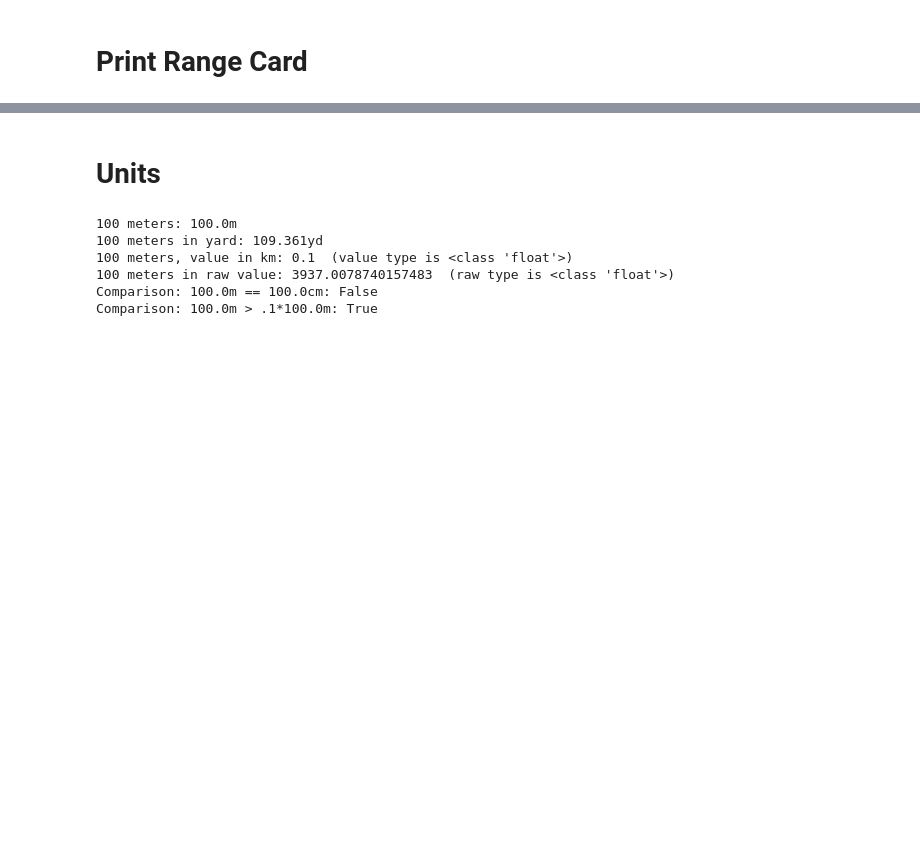
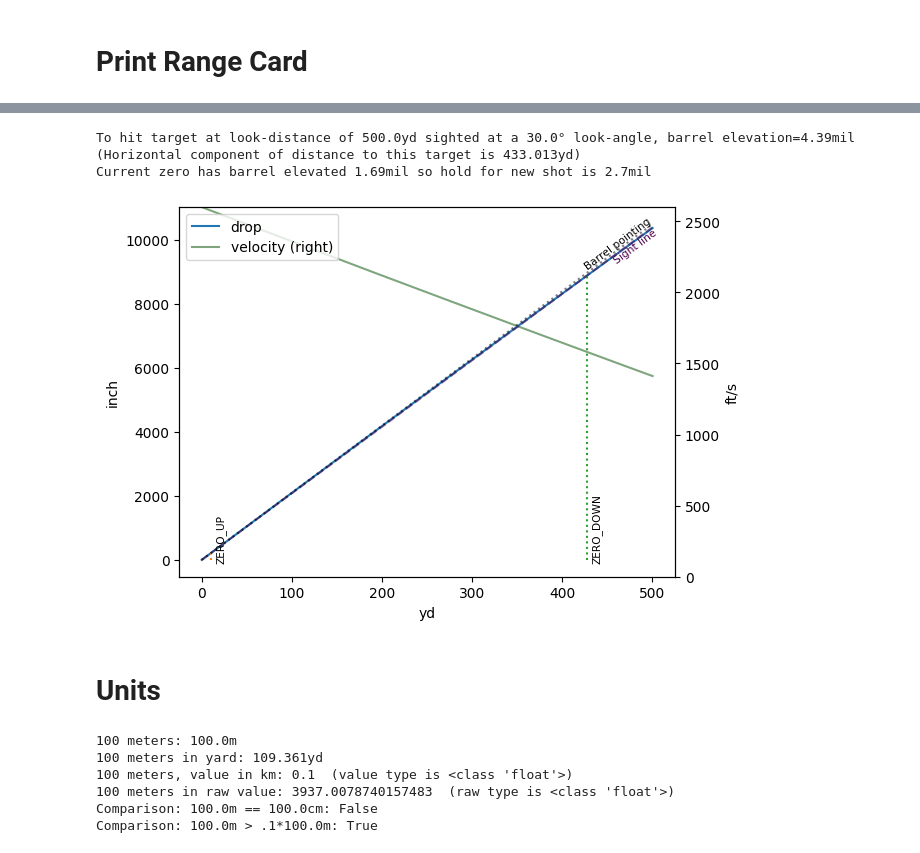
Before and after one commit to o-murphy/py-ballisticcalc, a Jupyter notebook: Example.ipynb, the cells around one changed output, grey strips where cells are left out. Cells and saved outputs as stored; diff of their text form; code cells hidden in the pictures; blank space fills up the shorter version.

```diff
--- a/Example.ipynb
+++ b/Example.ipynb
@@ -109,17 +112,18 @@ shot_result.dataframe(True)
 # %%
-# Now shooter is shooting at a 500 yard target, look-angle = 0:
+# Now shooter is sighting a target at look-distance 500 yard (zero.look-angle):
 new_target_distance = Distance.Yard(500)
-new_target = shot_result.get_at_distance(new_target_distance)
-print(f'Zero hits {new_target.drop << Set.Units.drop} at {(new_target.distance << Set.Units.distance)}')
-# Shooter looks up adjustment to hit 500 yard target:
+# Get row for this distance from the range card
+new_target = range_card.get_at_distance(new_target_distance)
+print(f'Zero trajectory hits {new_target.drop << Set.Units.drop}'
+      f' at {(new_target.distance << Set.Units.distance)}')
+# Shooter looks up adjustment to hit new target:
 hold = new_target.drop_adj
 print(f'Sight adjustment to hit {(new_target.distance << Set.Units.distance)} target'
       f' is {(hold << Set.Units.adjustment)}')
 # Shooter dials that hold value for a 500-yard shot
-zero.relative_angle = Angular(-hold.raw_value, hold.units)
-adjusted_result = calc.fire(zero, trajectory_range=1000)
+range_card.shot.relative_angle = Angular(-hold.unit_value, hold.units)
+adjusted_result = calc.fire(range_card.shot, trajectory_range=1000)
 trajectory_adjusted = adjusted_result.get_at_distance(new_target_distance)
 print(f'After adjustment: drop at {trajectory_adjusted.distance << Set.Units.distance}'
-      f' is {trajectory_adjusted.drop << Set.Units.drop}'
-      )
+      f' is {trajectory_adjusted.drop << Set.Units.drop}')
 # %% [output]
@@ -129,3 +137,29 @@ After adjustment: drop at 500.0yd is -0.0inch
+# %%
+import copy
+from math import cos
+# Calculate elevation for a new shot at a different look-angle
+# TODO: Do we need deepcopy?
+new_shot = copy.deepcopy(zero)  # Copy the zero data
+new_shot.look_angle = Angular.Degree(30)
+new_elevation = calc.barrel_elevation_for_target(shot=new_shot, target_distance=new_target_distance)
+print(f'To hit target at look-distance of {new_target_distance << Set.Units.distance}'
+      f' sighted at a {new_shot.look_angle << Set.Units.angular} look-angle,'
+      f' barrel elevation={new_elevation << Set.Units.adjustment}')
+horizontal = Distance(cos(new_shot.look_angle >> Angular.Radian)
+                      * new_target_distance.unit_value, new_target_distance.units)
+print(f'(Horizontal component of distance to this target is {horizontal})')
+hold = Angular.Mil((new_elevation >> Angular.Mil) - (zero.weapon.zero_elevation >> Angular.Mil))
+print(f'Current zero has barrel elevated {zero.weapon.zero_elevation << Set.Units.adjustment}'
+      f' so hold for new shot is {hold << Set.Units.adjustment}')
+new_shot.relative_angle = hold
+adjusted_result = calc.fire(new_shot, trajectory_range=500, extra_data=True)
+adjusted_result.plot()
+plt.show()
+# %% [output]
+To hit target at look-distance of 500.0yd sighted at a 30.0° look-angle, barrel elevation=4.39mil
+(Horizontal component of distance to this target is 433.013yd)
+Current zero has barrel elevated 1.69mil so hold for new shot is 2.7mil
+[figure, added]
 # %% [markdown]
 # Units
 # %%
```
Also changed, not shown: parts of 8 cells of this notebook, 2 other files.
